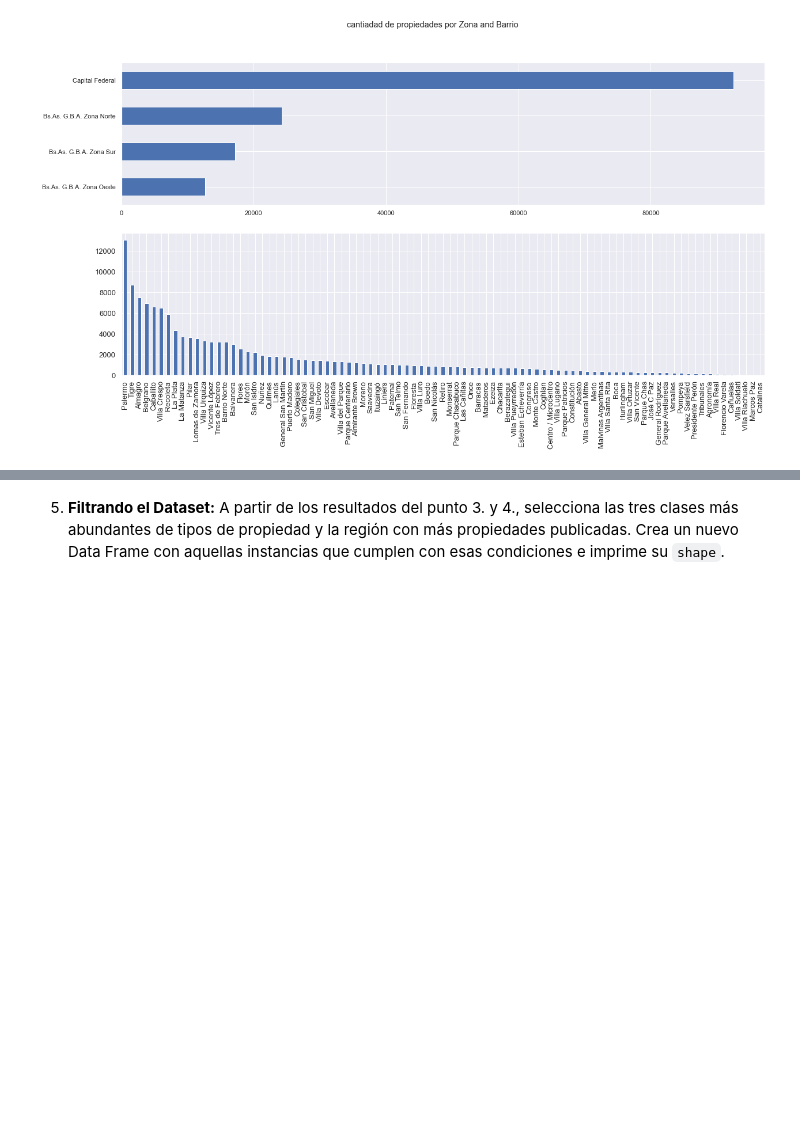
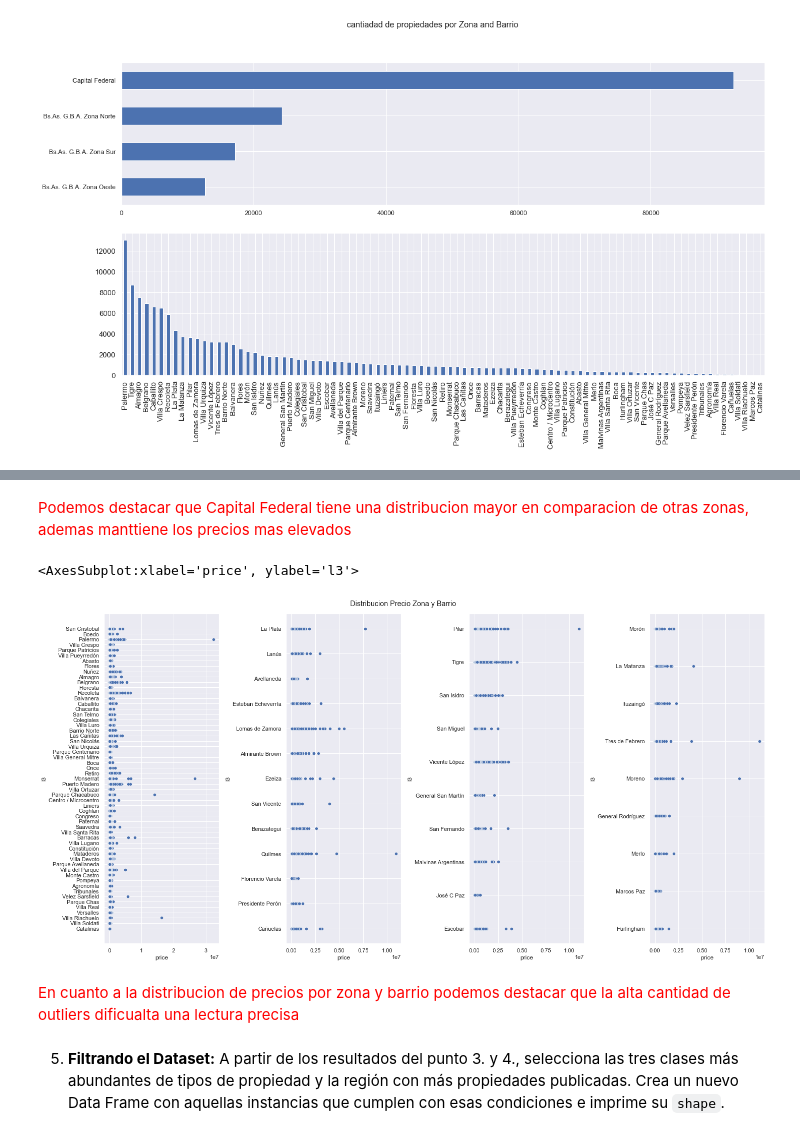
Before and after one commit to leobrandoon/house_price_prediction, a Jupyter notebook: LeonardoGonzalez_Proyecto_01.ipynb, the cells around one changed output, grey strips where cells are left out. Cells and saved outputs as stored; diff of their text form; code cells hidden in the pictures; blank space fills up the shorter version.

```diff
--- a/LeonardoGonzalez_Proyecto_01.ipynb
+++ b/LeonardoGonzalez_Proyecto_01.ipynb
@@ -219,3 +252,18 @@ df['l3'].value_counts().plot.bar(
+# %% [markdown]
+<p style="color:red;"> Podemos destacar que Capital Federal tiene una distribucion mayor en comparacion de otras zonas, ademas manttiene los precios mas elevados  </p>
+# %%
+fig, axarr = plt.subplots(1,4,figsize=(20, 10),constrained_layout= True)
+fig.suptitle('Distribucion Precio Zona y Barrio')
+
+sns.scatterplot(data=df[df['l2']=='Capital Federal'],x="price",y='l3', ax=axarr[0])
+sns.scatterplot(data=df[df['l2']=='Bs.As. G.B.A. Zona Sur'],x="price",y='l3', ax=axarr[1])
+sns.scatterplot(data=df[df['l2']=='Bs.As. G.B.A. Zona Norte'],x="price",y='l3', ax=axarr[2])
+sns.scatterplot(data=df[df['l2']=='Bs.As. G.B.A. Zona Oeste'],x="price",y='l3', ax=axarr[3])
+# %% [output]
+<AxesSubplot:xlabel='price', ylabel='l3'>
+[figure, added]
+# %% [markdown]
+<p style="color:red;"> En cuanto a la distribucion de precios por zona y barrio podemos destacar que la alta cantidad de outliers dificualta una lectura precisa </p>
 # %% [markdown]
 5. **Filtrando el Dataset:** A partir de los resultados del punto 3. y 4., selecciona las tres clases más abundantes de tipos de propiedad y la región con más propiedades publicadas. Crea un nuevo Data Frame con aquellas instancias que cumplen con esas condiciones e imprime su `shape`.
 # %%
```
Also changed, not shown: parts of 34 cells of this notebook.
